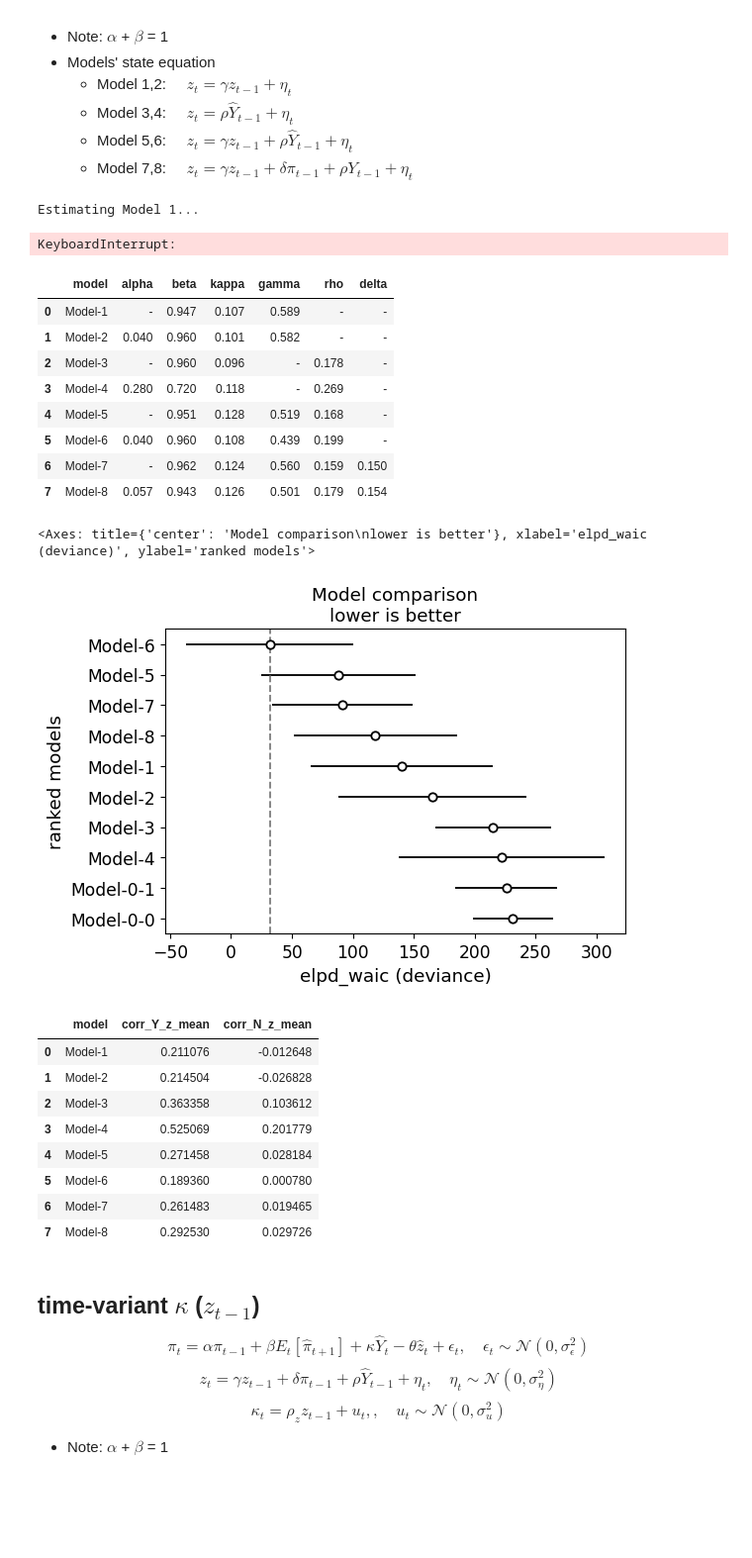
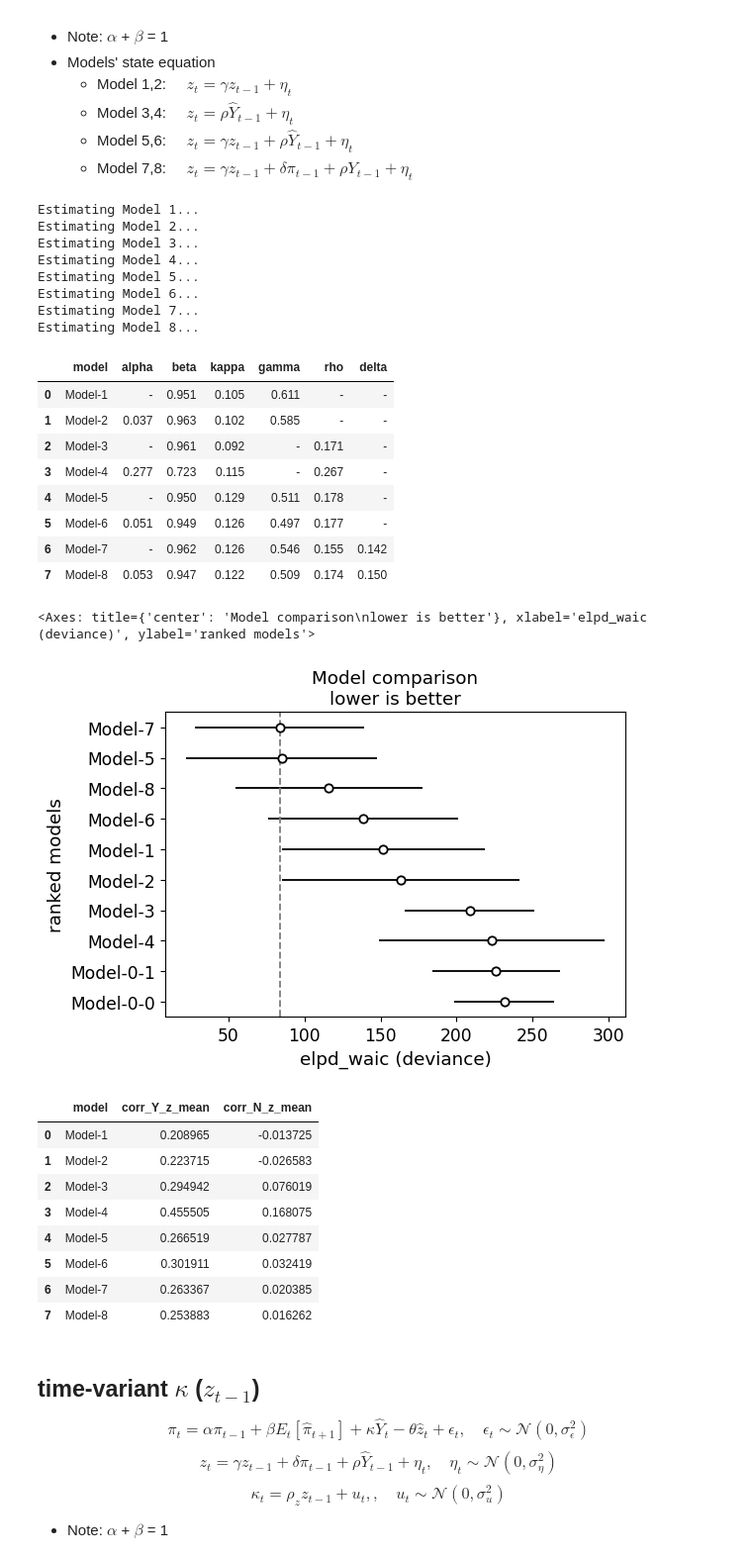
Before and after one commit to Ichikawa-Satoshi/NKPC_HSA_MCMC, a Jupyter notebook: code/main.ipynb, the cells around one changed output. Shown at 99% size. Cells and saved outputs as stored; diff of their text form; code cells hidden in the pictures; blank space fills up the shorter version.

````diff
--- a/code/main.ipynb
+++ b/code/main.ipynb
@@ -184,7 +184,7 @@ $$
 # %%
 warmup= 10000
 samples=15000
-chains = 2
+chains = 4
 rng_key = jax.random.PRNGKey(0)
 # %% [markdown]
 # Normal NKPC
@@ -484,7 +484,13 @@ $$z_{{t}} = {model_8_rho:.4f}  Y_{{t-1}} + {model_8_gamma:.4f}  z_{{t-1}} + {mod
 """
 # %% [output]
 Estimating Model 1...
+Estimating Model 2...
+Estimating Model 3...
+Estimating Model 4...
+Estimating Model 5...
+Estimating Model 6...
+Estimating Model 7...
+Estimating Model 8...
-KeyboardInterrupt:
 # %%
 dict_idata = {'Model-1':idata_1, 'Model-2':idata_2, 'Model-3':idata_3, 'Model-4':idata_4,
               'Model-5':idata_5,'Model-6':idata_6, 'Model-7':idata_7,'Model-8':idata_8}
@@ -523,14 +529,14 @@ summary_df = pd.DataFrame(df_list)
 summary_df
 # %% [output]
 |  | model | alpha | beta | kappa | gamma | rho | delta |
-| 0 | Model-1 | - | 0.947 | 0.107 | 0.589 | - | - |
-| 1 | Model-2 | 0.040 | 0.960 | 0.101 | 0.582 | - | - |
-| 2 | Model-3 | - | 0.960 | 0.096 | - | 0.178 | - |
-| 3 | Model-4 | 0.280 | 0.720 | 0.118 | - | 0.269 | - |
-| 4 | Model-5 | - | 0.951 | 0.128 | 0.519 | 0.168 | - |
-| 5 | Model-6 | 0.040 | 0.960 | 0.108 | 0.439 | 0.199 | - |
-| 6 | Model-7 | - | 0.962 | 0.124 | 0.560 | 0.159 | 0.150 |
-| 7 | Model-8 | 0.057 | 0.943 | 0.126 | 0.501 | 0.179 | 0.154 |
+| 0 | Model-1 | - | 0.951 | 0.105 | 0.611 | - | - |
+| 1 | Model-2 | 0.037 | 0.963 | 0.102 | 0.585 | - | - |
+| 2 | Model-3 | - | 0.961 | 0.092 | - | 0.171 | - |
+| 3 | Model-4 | 0.277 | 0.723 | 0.115 | - | 0.267 | - |
+| 4 | Model-5 | - | 0.950 | 0.129 | 0.511 | 0.178 | - |
+| 5 | Model-6 | 0.051 | 0.949 | 0.126 | 0.497 | 0.177 | - |
+| 6 | Model-7 | - | 0.962 | 0.126 | 0.546 | 0.155 | 0.142 |
+| 7 | Model-8 | 0.053 | 0.947 | 0.122 | 0.509 | 0.174 | 0.150 |
 # %%
 dict_idata = {'Model-0-0':idata_0_0,'Model-0-1':idata_0_1,
               'Model-1':idata_1, 'Model-2':idata_2,
@@ -542,7 +548,7 @@ df_waic = az.compare(dict_idata, ic='waic', scale='deviance')
 az.plot_compare(df_waic, figsize=(6, 4))
 # %% [output]
 <Axes: title={'center': 'Model comparison\nlower is better'}, xlabel='elpd_waic (deviance)', ylabel='ranked models'>
-[figure, old version]
+[figure, new version]
 # %%
 dict_idata = {'Model-1':idata_1, 'Model-2':idata_2,
               'Model-3':idata_3, 'Model-4':idata_4,
@@ -550,7 +556,7 @@ dict_idata = {'Model-1':idata_1, 'Model-2':idata_2,
               'Model-7':idata_7,'Model-8':idata_8}
 
 df_list = []
-
+df = data
 data_N = pd.read_csv("data/BLS-bd-BDS0000000000000000120001LQ5.csv")
 data_N["N_end"] = data_N["National – Gross Job Gains – Number of Establishments – Total private – National – Private Sector – Quarterly – Level – Seasonally Adjusted – All size classes – U.S. totals – Establishment (BLS/bd/BDS0000000000000000120001LQ5)"]
 data_N["N"] = data_N["N_end"].shift(1)
@@ -558,41 +564,41 @@ data_N['q'] = data_N["period"]
 data_N["q"] = data_N["q"].str.replace(" ", "")
 data_N["DATE"] = data_N["q"].apply(lambda x: pd.Period(x, freq="Q").start_time)
 data_N = data_N[["DATE", "N"]]
 
 for model_name, idata in dict_idata.items():
     row = {"model": model_name}
     available_params = list(idata.posterior.data_vars)
     if "z" in available_params:
         z_samples = idata.posterior["z"].values
         z_mean = z_samples.mean(axis=(0, 1))
         corr1 = np.corrcoef(Y, z_mean)[0, 1]
         row["corr_Y_z_mean"] = corr1
         df["z"] = z_mean
         df_merged = pd.merge(df, data_N, on="DATE", how="outer")
         df_merged = df_merged.dropna()
         df_merged = df_merged[df_merged["DATE"]<'2020-01-01']
         corr2 = np.corrcoef(df_merged["N"], df_merged["z"])[0, 1]
         row["corr_N_z_mean"] = corr2
     else:
         row["corr_Y_z_mean"] = "-"
         row["corr_N_z_mean"] = "-"
     df_list.append(row)
 
 summary_df = pd.DataFrame(df_list)
 latex_code = summary_df.to_latex(index=False)
 
 display(summary_df)
 # display(Markdown(f"```latex\n{latex_code}\n```"))
 # %% [output]
 |  | model | corr_Y_z_mean | corr_N_z_mean |
-| 0 | Model-1 | 0.211076 | -0.012648 |
-| 1 | Model-2 | 0.214504 | -0.026828 |
-| 2 | Model-3 | 0.363358 | 0.103612 |
-| 3 | Model-4 | 0.525069 | 0.201779 |
-| 4 | Model-5 | 0.271458 | 0.028184 |
-| 5 | Model-6 | 0.189360 | 0.000780 |
-| 6 | Model-7 | 0.261483 | 0.019465 |
-| 7 | Model-8 | 0.292530 | 0.029726 |
+| 0 | Model-1 | 0.208965 | -0.013725 |
+| 1 | Model-2 | 0.223715 | -0.026583 |
+| 2 | Model-3 | 0.294942 | 0.076019 |
+| 3 | Model-4 | 0.455505 | 0.168075 |
+| 4 | Model-5 | 0.266519 | 0.027787 |
+| 5 | Model-6 | 0.301911 | 0.032419 |
+| 6 | Model-7 | 0.263367 | 0.020385 |
+| 7 | Model-8 | 0.253883 | 0.016262 |
 # %% [markdown]
 ## time-variant $\kappa$ ($z_{t-1}$)
 $$
````
Also changed, not shown: parts of 10 cells of this notebook, 4 other files.
